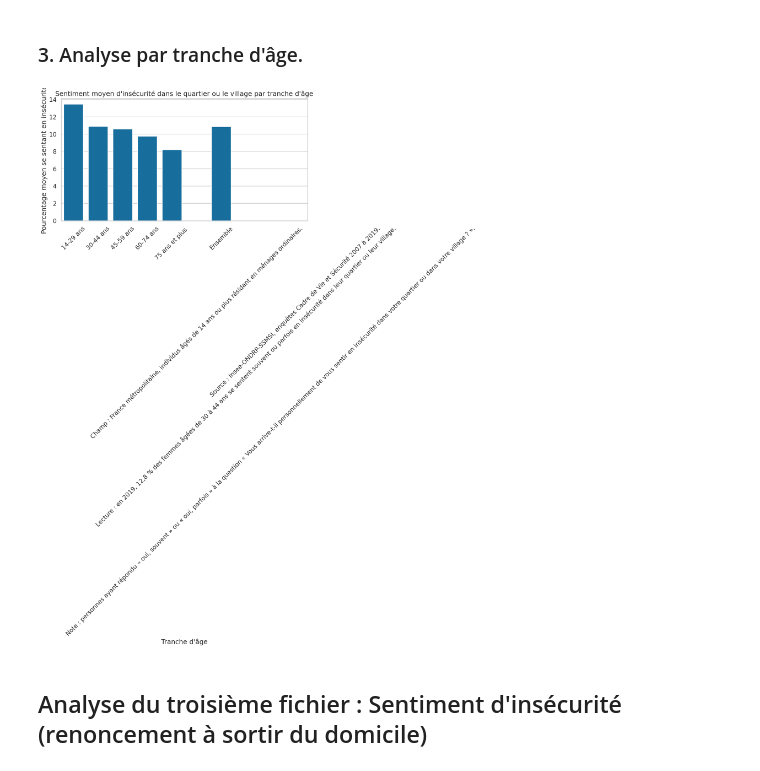
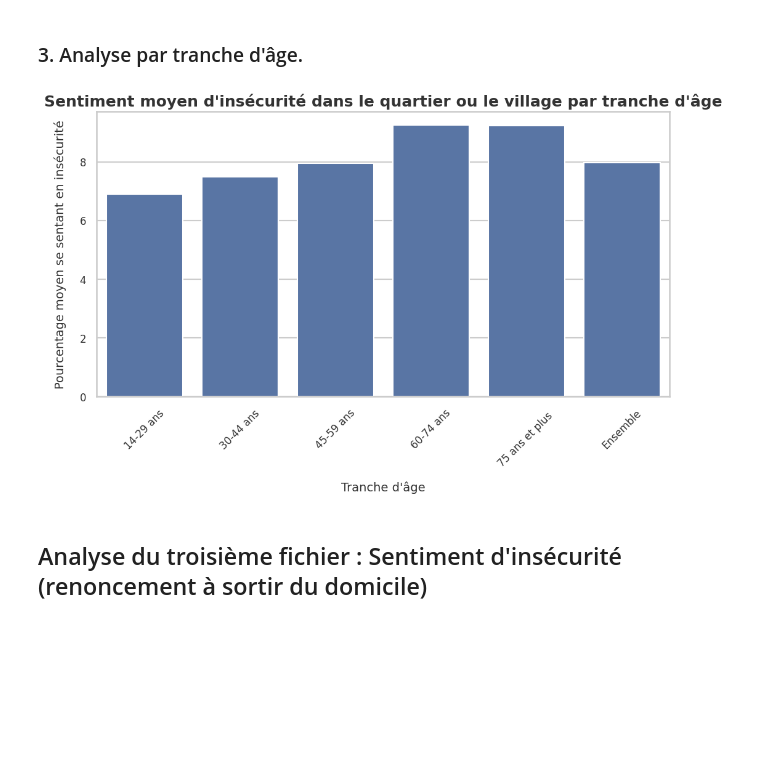
Before and after one commit to arnaudlagarde/Securite_en_France, a Jupyter notebook: notebooks/SondageINSEE.ipynb, the cells around one changed output. Cells and saved outputs as stored; diff of their text form; code cells hidden in the pictures; blank space fills up the shorter version.

```diff
--- a/notebooks/SondageINSEE.ipynb
+++ b/notebooks/SondageINSEE.ipynb
@@ -181,11 +211,19 @@ plt.show()
 # %%
 df_age = df_melted.groupby('Tranche d\'âge')['Pourcentage'].mean().reset_index()
 
+
+sns.set(style="whitegrid", context="talk", palette="Set2")
+
 plt.figure(figsize=(12, 6))
-sns.barplot(data=df_age, x='Tranche d\'âge', y='Pourcentage')
-plt.title('Sentiment moyen d\'insécurité au domicile par tranche d\'âge')
-plt.xlabel('Tranche d\'âge')
-plt.ylabel('Pourcentage moyen se sentant en insécurité')
-plt.xticks(rotation=45)
+bar_plot = sns.barplot(data=df_age, x='Tranche d\'âge', y='Pourcentage', color='#69b3a2')
+
+plt.title('Sentiment moyen d\'insécurité au domicile par tranche d\'âge', fontsize=18, fontweight='bold', color='#333333')
+plt.xlabel('Tranche d\'âge', fontsize=14, labelpad=15, color='#333333')
+plt.ylabel('Pourcentage moyen se sentant en insécurité', fontsize=14, labelpad=15, color='#333333')
+
+
+plt.xticks(rotation=45, fontsize=12, color='#333333')
+plt.yticks(fontsize=12, color='#333333')
+
 plt.show()
 # %% [output]
@@ -253,17 +323,28 @@ plt.show()
 # %% [markdown]
 ### 3. Analyse par tranche d'âge.
 # %%
-df_age2 = df_melted2.groupby('Tranche d\'âge')['Pourcentage'].mean().reset_index()
+df_age2 = df_melted.groupby('Tranche d\'âge')['Pourcentage'].mean().reset_index()
 
+# Configurer le style de Seaborn
+sns.set(style="whitegrid", context="talk")
+
+# Création du graphique en barres
 plt.figure(figsize=(12, 6))
-sns.barplot(data=df_age2, x='Tranche d\'âge', y='Pourcentage')
-plt.title('Sentiment moyen d\'insécurité dans le quartier ou le village par tranche d\'âge')
-plt.xlabel('Tranche d\'âge')
-plt.ylabel('Pourcentage moyen se sentant en insécurité')
-plt.xticks(rotation=45)
+bar_plot = sns.barplot(data=df_age2, x='Tranche d\'âge', y='Pourcentage', color='#4c72b0')  # Choix d'une couleur bleue
+
+# Améliorer la lisibilité des titres et des étiquettes
+plt.title('Sentiment moyen d\'insécurité dans le quartier ou le village par tranche d\'âge', fontsize=18, fontweight='bold', color='#333333')
+plt.xlabel('Tranche d\'âge', fontsize=14, labelpad=15, color='#333333')
+plt.ylabel('Pourcentage moyen se sentant en insécurité', fontsize=14, labelpad=15, color='#333333')
+
+# Rotation des étiquettes de l'axe X pour une meilleure lisibilité
+plt.xticks(rotation=45, fontsize=12, color='#333333')
+plt.yticks(fontsize=12, color='#333333')
+
+# Afficher le graphique
 plt.show()
 # %% [output]
-[figure, old version]
+[figure, new version]
 # %% [markdown]
 ## Analyse du troisième fichier : Sentiment d'insécurité (renoncement à sortir du domicile)
 # %% [markdown]
```
Also changed, not shown: parts of 19 cells of this notebook, 3 other files.
